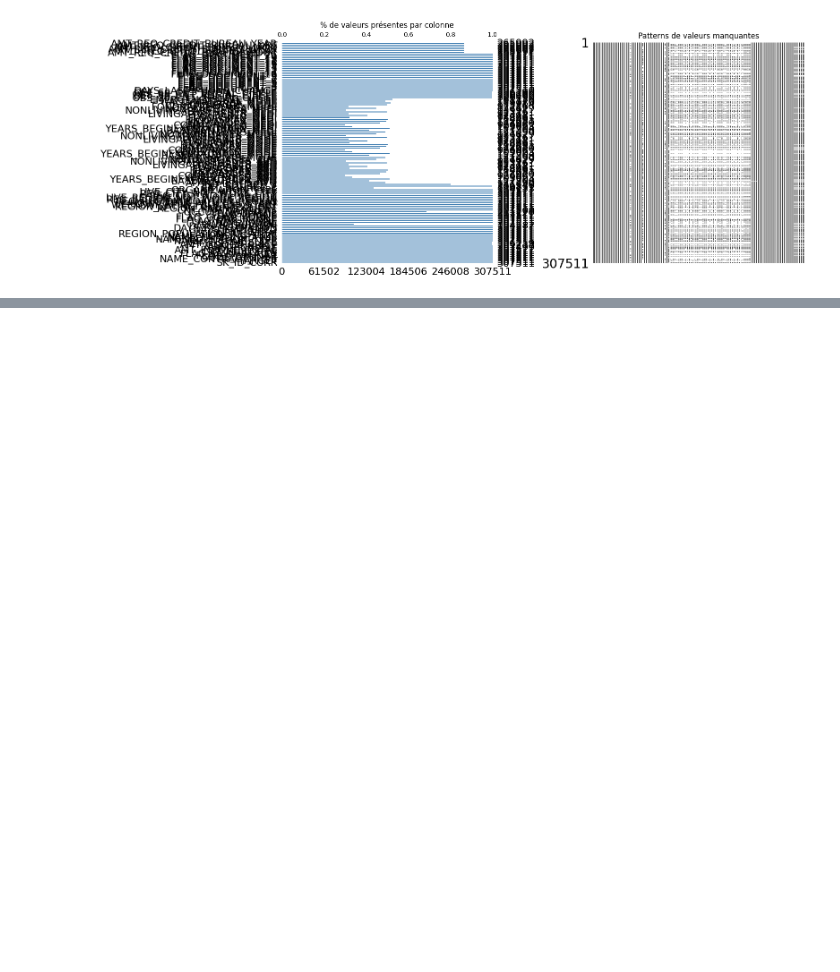
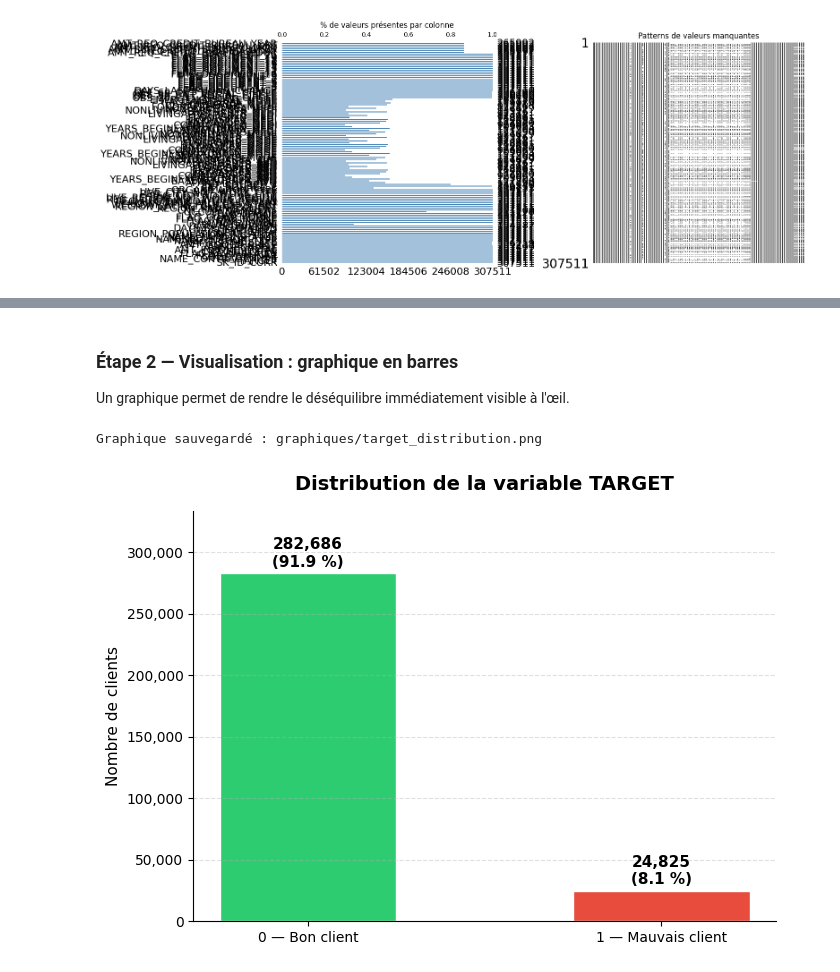
Before and after one commit to dibattista/Initiez-vous-au-MLOps, a Jupyter notebook: notebook.ipynb, the cells around one changed output, grey strips where cells are left out. Drawn from its saved outputs; the diff is of its cells as text; code cells hidden in the pictures; blank space fills up the shorter version.

```diff
--- a/notebook.ipynb
+++ b/notebook.ipynb
@@ -313,0 +470,14 @@ plt.show()
+# %%
+# Distribution de TARGET : effectifs et pourcentages
+counts = application_train['TARGET'].value_counts().sort_index()
+pcts   = application_train['TARGET'].value_counts(normalize=True).sort_index() * 100
+
+print("=" * 50)
+print("DISTRIBUTION DE LA VARIABLE TARGET")
+print("=" * 50)
+print(f"  0 — Bon client    : {counts[0]:>7}  ({pcts[0]:.1f} %)")
+print(f"  1 — Mauvais client: {counts[1]:>7}  ({pcts[1]:.1f} %)")
+print("-" * 50)
+print(f"  Total             : {counts.sum():>7}  (100.0 %)")
+print("=" * 50)
+print(f"\n  Déséquilibre : 1 mauvais client pour {counts[0] // counts[1]:.0f} bons clients")
@@ -313,0 +495,42 @@ plt.show()
+# %% [markdown]
+### Étape 2 — Visualisation : graphique en barres
+
+Un graphique permet de rendre le déséquilibre immédiatement visible à l'œil.
+# %%
+import matplotlib.pyplot as plt
+import os
+
+fig, ax = plt.subplots(figsize=(7, 5))
+
+labels = ['0 — Bon client', '1 — Mauvais client']
+colors = ['#2ecc71', '#e74c3c']  # vert, rouge
+
+bars = ax.bar(labels, counts.values, color=colors, edgecolor='white', width=0.5)
+
+# Valeur exacte + pourcentage au-dessus de chaque barre
+for bar, count, pct in zip(bars, counts.values, pcts.values):
+    ax.text(
+        bar.get_x() + bar.get_width() / 2,
+        bar.get_height() + 3000,
+        f"{count:,}\n({pct:.1f} %)",
+        ha='center', va='bottom', fontsize=11, fontweight='bold'
+    )
+
+ax.set_title("Distribution de la variable TARGET", fontsize=14, fontweight='bold', pad=15)
+ax.set_ylabel("Nombre de clients", fontsize=11)
+ax.set_ylim(0, counts.max() * 1.18)
+ax.yaxis.set_major_formatter(plt.FuncFormatter(lambda x, _: f"{int(x):,}"))
+ax.grid(axis='y', linestyle='--', alpha=0.4)
+ax.spines[['top', 'right']].set_visible(False)
+
+plt.tight_layout()
+
+# Sauvegarde dans graphiques/
+GRAPH_PATH = os.path.join(os.path.dirname('/home/bdb/Bureau/P6/Initiez-vous-au-MLOps/notebook.ipynb'), 'graphiques')
+plt.savefig(os.path.join(GRAPH_PATH, 'target_distribution.png'), dpi=150, bbox_inches='tight')
+print(f"Graphique sauvegardé : graphiques/target_distribution.png")
+
+plt.show()
+# %% [output]
+Graphique sauvegardé : graphiques/target_distribution.png
+[figure, added]
```
Also changed, not shown: parts of 33 cells of this notebook, 11 other files.
